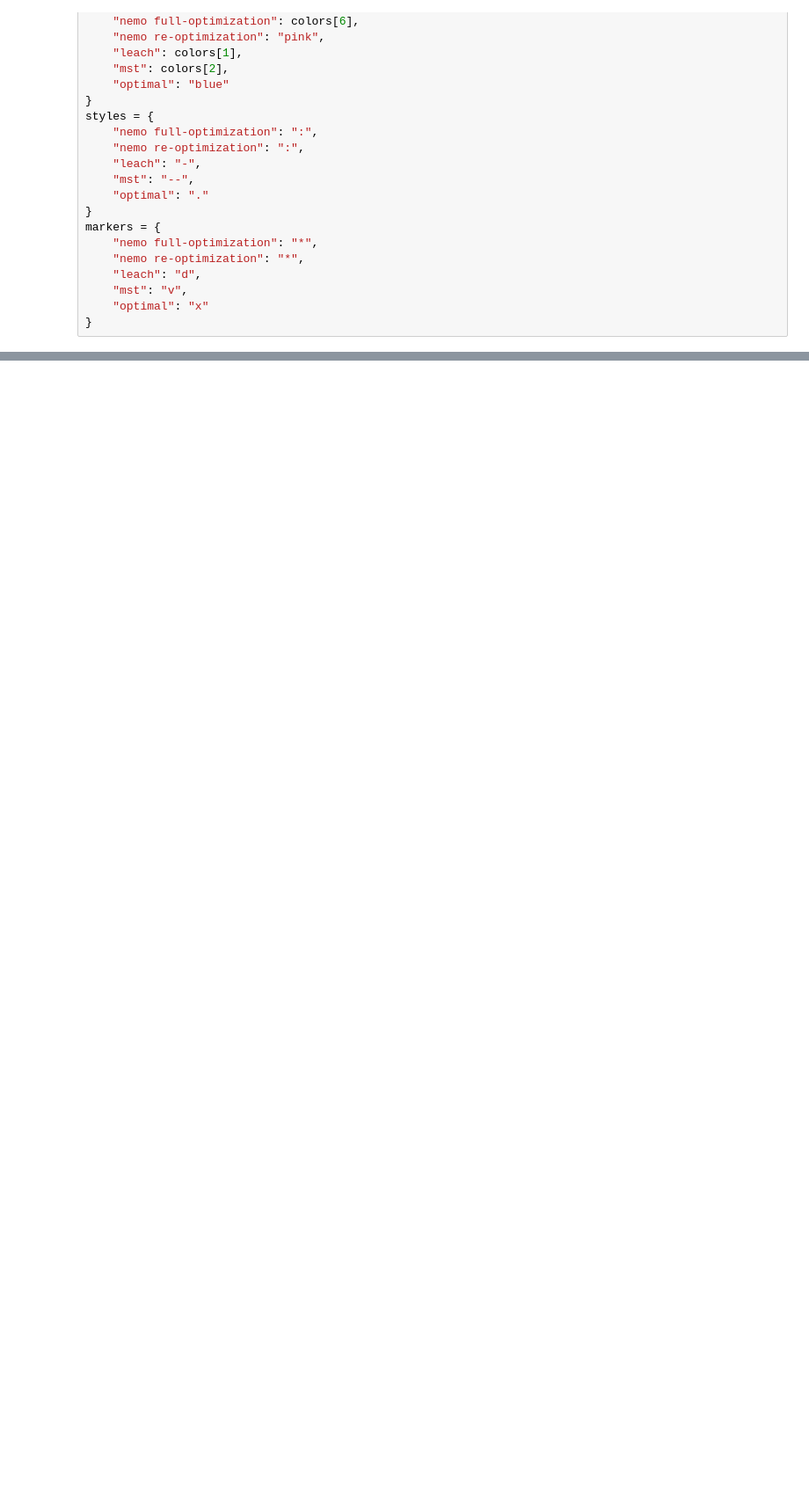
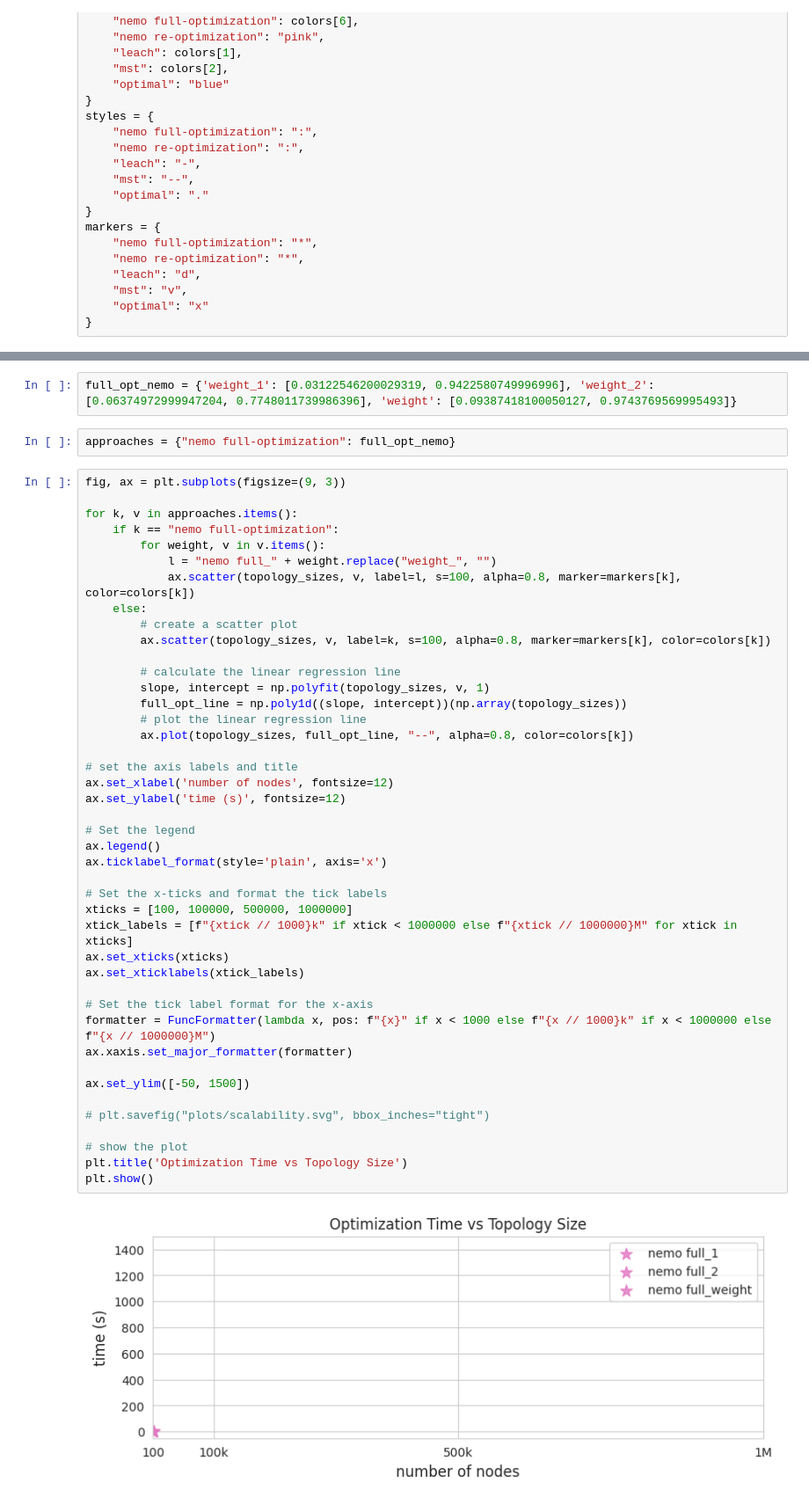
Before and after one commit to xchatzil/NEMO, a Jupyter notebook: notebooks/ScalabilityTests.ipynb, the cells around one changed output, grey strips where cells are left out. Shown: that part at 88% size. Drawn from its saved outputs; the diff is of its cells as text; blank space fills up the shorter version.

```diff
--- a/notebooks/ScalabilityTests.ipynb
+++ b/notebooks/ScalabilityTests.ipynb
@@ -320,0 +327,49 @@ plt.show()
+# %%
+full_opt_nemo = {'weight_1': [0.03122546200029319, 0.9422580749996996], 'weight_2': [0.06374972999947204, 0.7748011739986396], 'weight': [0.09387418100050127, 0.9743769569995493]}
+# %%
+approaches = {"nemo full-optimization": full_opt_nemo}
+# %%
+fig, ax = plt.subplots(figsize=(9, 3))
+
+for k, v in approaches.items():
+    if k == "nemo full-optimization":
+        for weight, v in v.items():
+            l = "nemo full_" + weight.replace("weight_", "")
+            ax.scatter(topology_sizes, v, label=l, s=100, alpha=0.8, marker=markers[k], color=colors[k])
+    else:
+        # create a scatter plot
+        ax.scatter(topology_sizes, v, label=k, s=100, alpha=0.8, marker=markers[k], color=colors[k])
+
+        # calculate the linear regression line
+        slope, intercept = np.polyfit(topology_sizes, v, 1)
+        full_opt_line = np.poly1d((slope, intercept))(np.array(topology_sizes))
+        # plot the linear regression line
+        ax.plot(topology_sizes, full_opt_line, "--", alpha=0.8, color=colors[k])
+
+# set the axis labels and title
+ax.set_xlabel('number of nodes', fontsize=12)
+ax.set_ylabel('time (s)', fontsize=12)
+
+# Set the legend
+ax.legend()
+ax.ticklabel_format(style='plain', axis='x')
+
+# Set the x-ticks and format the tick labels
+xticks = [100, 100000, 500000, 1000000]
+xtick_labels = [f"{xtick // 1000}k" if xtick < 1000000 else f"{xtick // 1000000}M" for xtick in xticks]
+ax.set_xticks(xticks)
+ax.set_xticklabels(xtick_labels)
+
+# Set the tick label format for the x-axis
+formatter = FuncFormatter(lambda x, pos: f"{x}" if x < 1000 else f"{x // 1000}k" if x < 1000000 else f"{x // 1000000}M")
+ax.xaxis.set_major_formatter(formatter)
+
+ax.set_ylim([-50, 1500])
+
+# plt.savefig("plots/scalability.svg", bbox_inches="tight")
+
+# show the plot
+plt.title('Optimization Time vs Topology Size')
+plt.show()
+# %% [output]
+[figure, added]
```
Also changed, not shown: parts of 8 cells of this notebook, 1 other file.
